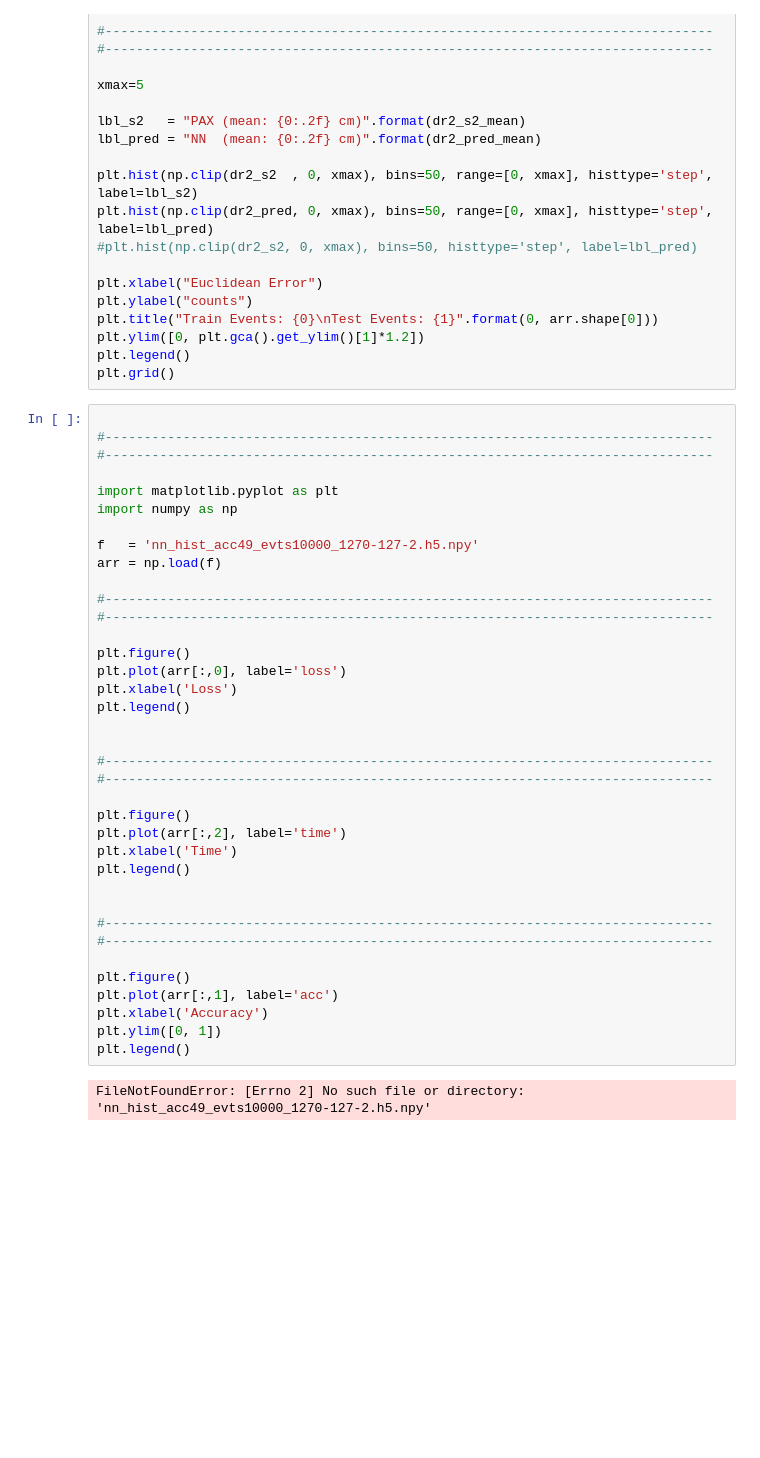
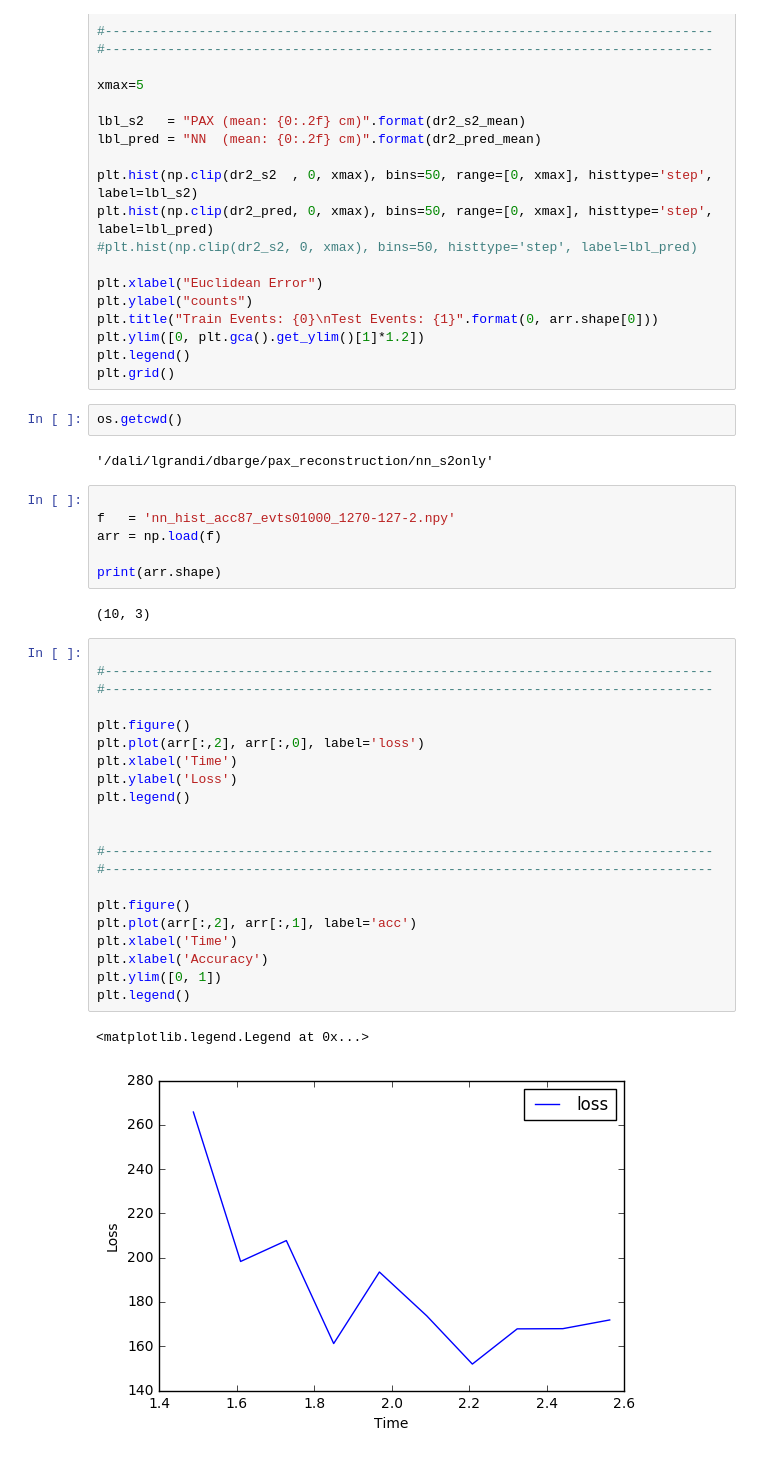
Before and after one commit to dbarg/pax_reconstruction, a Jupyter notebook: nn_s2only/evaluate.ipynb, the cells around one changed output. Cells and saved outputs as stored; diff of their text form; blank space fills up the shorter version.

```diff
--- a/nn_s2only/evaluate.ipynb
+++ b/nn_s2only/evaluate.ipynb
@@ -108,42 +109,39 @@ plt.title("Train Events: {0}\nTest Events: {1}".format(0, arr.shape[0]))
 plt.ylim([0, plt.gca().get_ylim()[1]*1.2])
 plt.legend()
 plt.grid()
+# %%
+os.getcwd()
+# %% [output]
+'/dali/lgrandi/dbarge/pax_reconstruction/nn_s2only'
+# %%
+
+f   = 'nn_hist_acc87_evts01000_1270-127-2.npy'
+arr = np.load(f)
+
+print(arr.shape)
+# %% [output]
+(10, 3)
 # %%
 
 #------------------------------------------------------------------------------
 #------------------------------------------------------------------------------
 
-import matplotlib.pyplot as plt
-import numpy as np
-
-f   = 'nn_hist_acc49_evts10000_1270-127-2.h5.npy'
-arr = np.load(f)
-
-#------------------------------------------------------------------------------
-#------------------------------------------------------------------------------
-
 plt.figure()
-plt.plot(arr[:,0], label='loss')
-plt.xlabel('Loss')
+plt.plot(arr[:,2], arr[:,0], label='loss')
+plt.xlabel('Time')
+plt.ylabel('Loss')
 plt.legend()
 
 
 #------------------------------------------------------------------------------
 #------------------------------------------------------------------------------
 
 plt.figure()
-plt.plot(arr[:,2], label='time')
+plt.plot(arr[:,2], arr[:,1], label='acc')
 plt.xlabel('Time')
-plt.legend()
-
-
-#------------------------------------------------------------------------------
-#------------------------------------------------------------------------------
-
-plt.figure()
-plt.plot(arr[:,1], label='acc')
 plt.xlabel('Accuracy')
 plt.ylim([0, 1])
 plt.legend()
 # %% [output]
-FileNotFoundError: [Errno 2] No such file or directory: 'nn_hist_acc49_evts10000_1270-127-2.h5.npy'
+<matplotlib.legend.Legend at 0x...>
+[figure, added]
```
Also changed, not shown: parts of 3 cells of this notebook, 3 other files.
